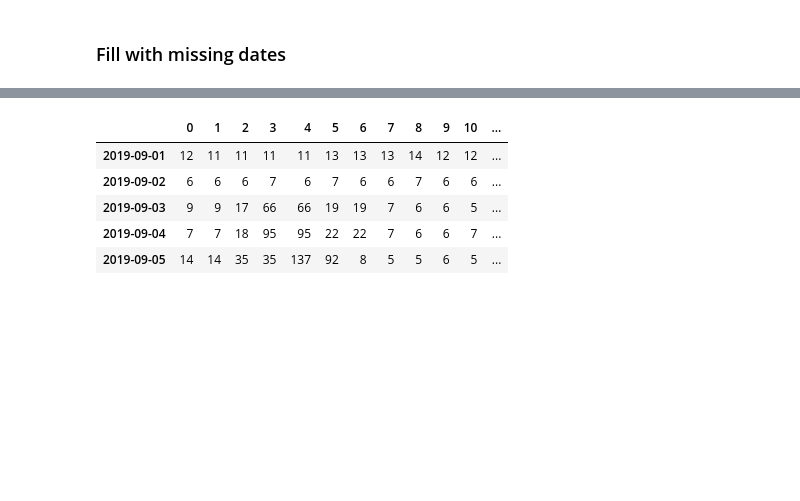
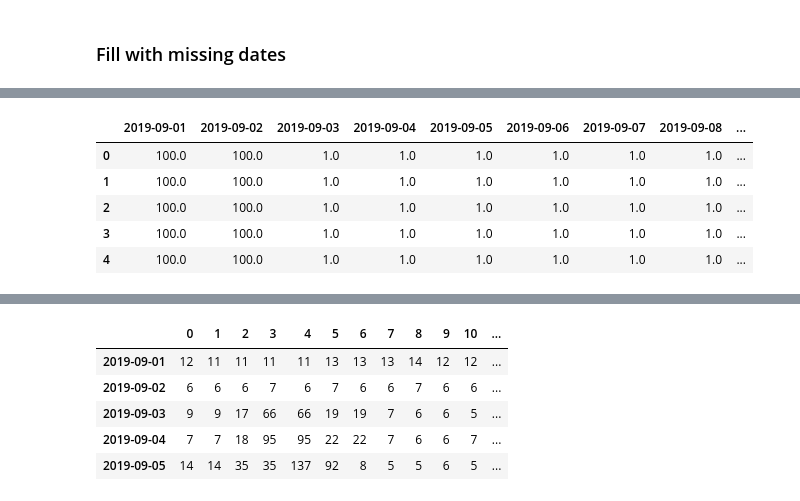
Before and after one commit to calekochenour/remote-sensing-fusion, a Jupyter notebook: 01-code-scripts/penn-state-campus-black-marble-radiance.ipynb, the cells around one changed output, grey strips where cells are left out. Drawn from its saved outputs; the diff is of its cells as text; code cells hidden in the pictures; blank space fills up the shorter version.

```diff
--- a/01-code-scripts/penn-state-campus-black-marble-radiance.ipynb
+++ b/01-code-scripts/penn-state-campus-black-marble-radiance.ipynb
@@ -831,0 +847,9 @@ radiance_diff_sept2019_march2020 = march_2020_mean_radiance - sept_2019_mean_rad
+# %%
+filled_test_2.head()
+# %% [output]
+|  | 2019-09-01 | 2019-09-02 | 2019-09-03 | 2019-09-04 | 2019-09-05 | 2019-09-06 | 2019-09-07 | 2019-09-08 | ... |
+| 0 | 100.0 | 100.0 | 1.0 | 1.0 | 1.0 | 1.0 | 1.0 | 1.0 | ... |
+| 1 | 100.0 | 100.0 | 1.0 | 1.0 | 1.0 | 1.0 | 1.0 | 1.0 | ... |
+| 2 | 100.0 | 100.0 | 1.0 | 1.0 | 1.0 | 1.0 | 1.0 | 1.0 | ... |
+| 3 | 100.0 | 100.0 | 1.0 | 1.0 | 1.0 | 1.0 | 1.0 | 1.0 | ... |
+| 4 | 100.0 | 100.0 | 1.0 | 1.0 | 1.0 | 1.0 | 1.0 | 1.0 | ... |
```
Also changed, not shown: parts of 20 cells of this notebook.
